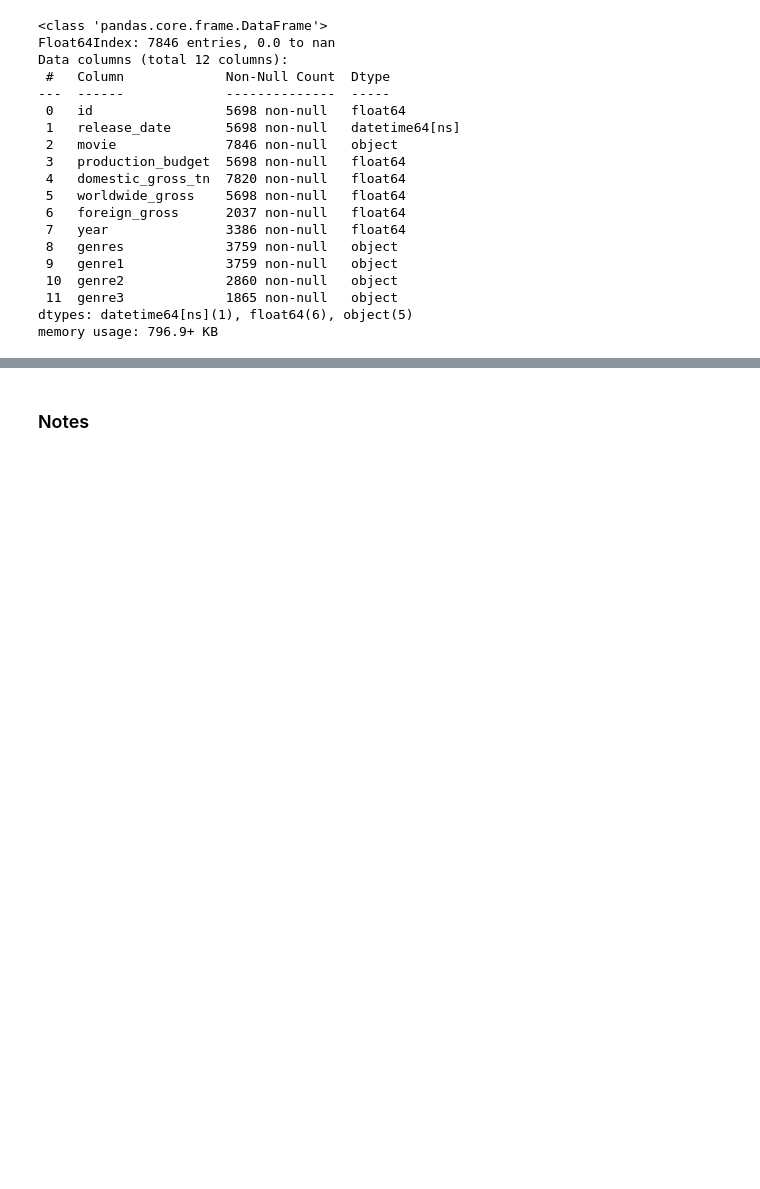
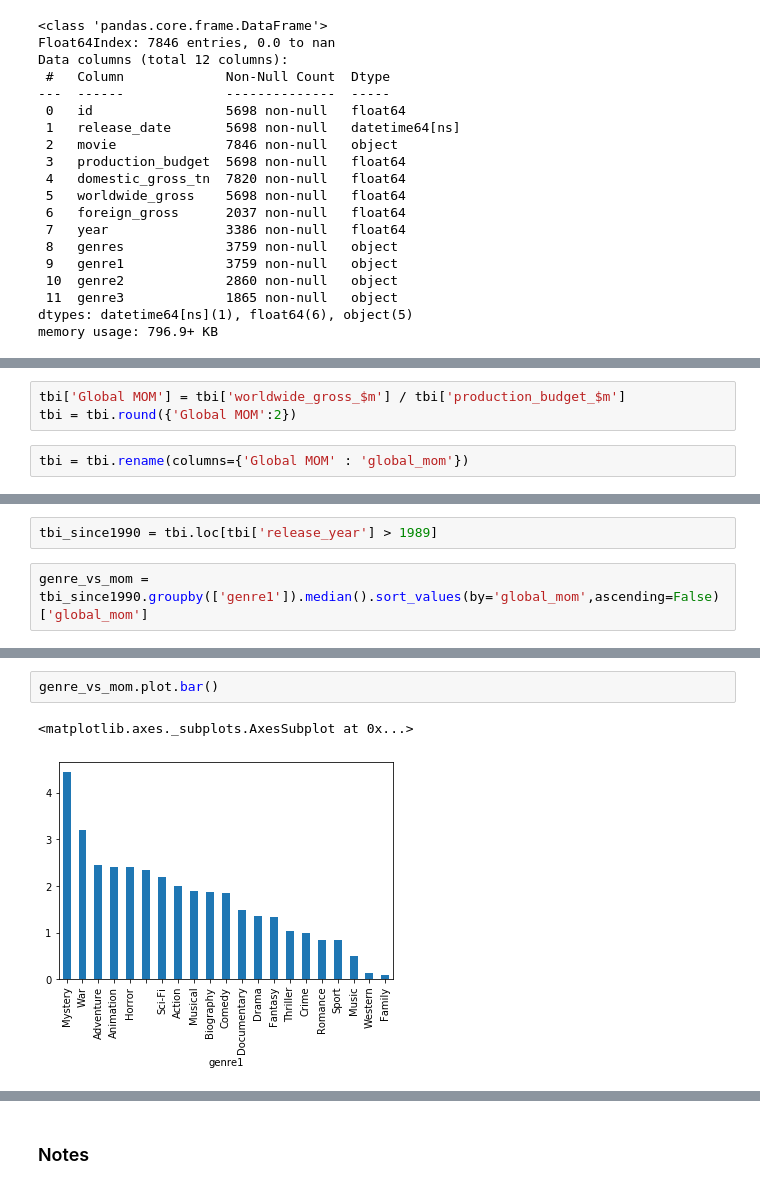
Before and after one commit to pvtsai/CXPT, a Jupyter notebook: cxpt-cong-workbook.ipynb, the cells around one changed output, grey strips where cells are left out. Cells and saved outputs as stored; diff of their text form; blank space fills up the shorter version.

```diff
--- a/cxpt-cong-workbook.ipynb
+++ b/cxpt-cong-workbook.ipynb
@@ -557,0 +613,5 @@ memory usage: 796.9+ KB
+# %%
+tbi['Global MOM'] = tbi['worldwide_gross_$m'] / tbi['production_budget_$m']
+tbi = tbi.round({'Global MOM':2})
+# %%
+tbi = tbi.rename(columns={'Global MOM' : 'global_mom'})
@@ -557,0 +647,4 @@ memory usage: 796.9+ KB
+# %%
+tbi_since1990 = tbi.loc[tbi['release_year'] > 1989]
+# %%
+genre_vs_mom = tbi_since1990.groupby(['genre1']).median().sort_values(by='global_mom',ascending=False)['global_mom']
@@ -557,0 +673,5 @@ memory usage: 796.9+ KB
+# %%
+genre_vs_mom.plot.bar()
+# %% [output]
+<matplotlib.axes._subplots.AxesSubplot at 0x...>
+[figure, added]
```
Also changed, not shown: parts of 14 cells of this notebook.
